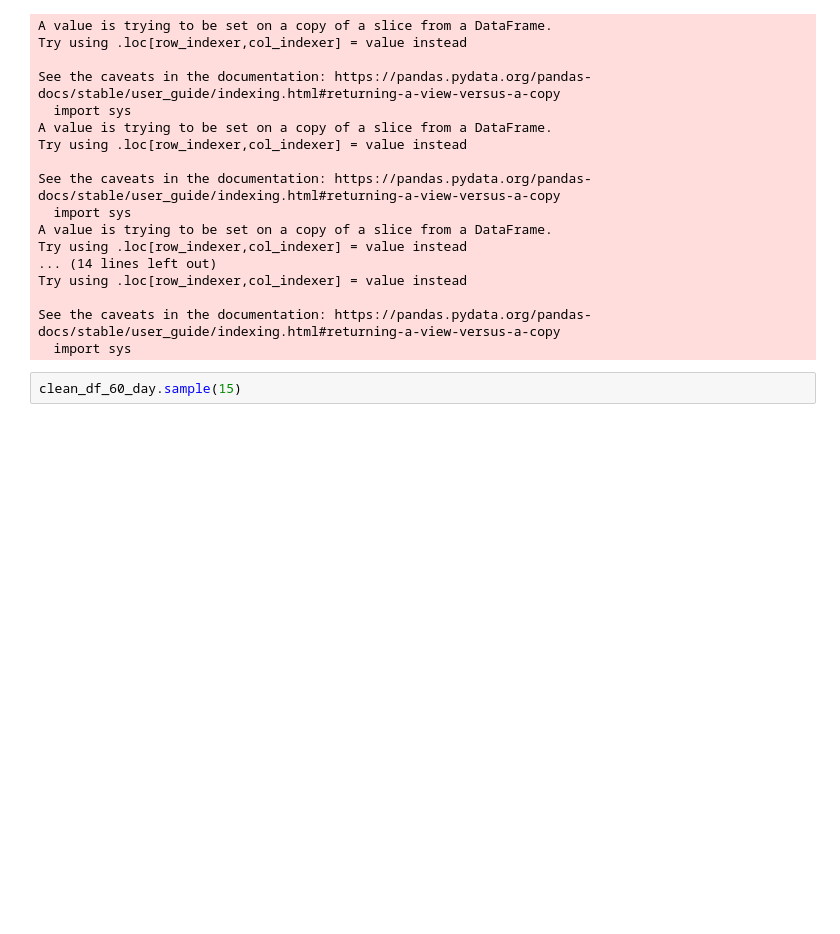
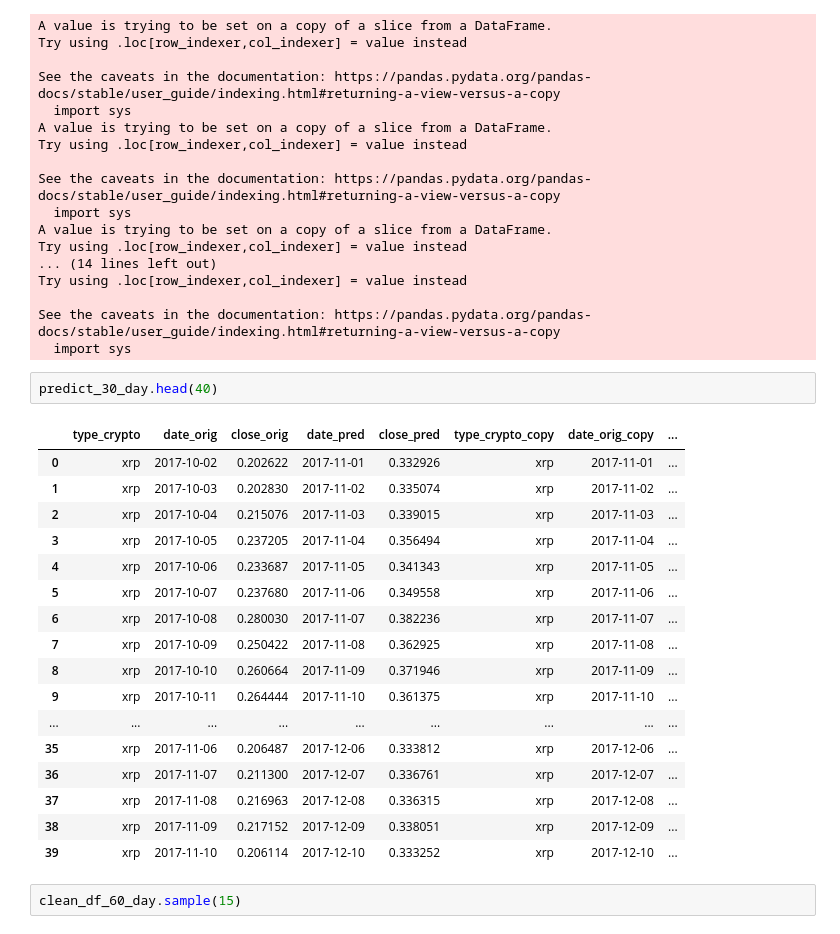
Before and after one commit to chabrian/crypto-predictor-model, a Jupyter notebook: MachineLearning/SupervisedModelCombined.ipynb, the cells around one changed output. Cells and saved outputs as stored; diff of their text form; blank space fills up the shorter version.

```diff
--- a/MachineLearning/SupervisedModelCombined.ipynb
+++ b/MachineLearning/SupervisedModelCombined.ipynb
@@ -183,6 +187,26 @@ Try using .loc[row_indexer,col_indexer] = value instead
 
 See the caveats in the documentation: https://pandas.pydata.org/pandas-docs/stable/user_guide/indexing.html#returning-a-view-versus-a-copy
   import sys
+# %%
+predict_30_day.head(40)
+# %% [output]
+|  | type_crypto | date_orig | close_orig | date_pred | close_pred | type_crypto_copy | date_orig_copy | ... |
+| 0 | xrp | 2017-10-02 | 0.202622 | 2017-11-01 | 0.332926 | xrp | 2017-11-01 | ... |
+| 1 | xrp | 2017-10-03 | 0.202830 | 2017-11-02 | 0.335074 | xrp | 2017-11-02 | ... |
+| 2 | xrp | 2017-10-04 | 0.215076 | 2017-11-03 | 0.339015 | xrp | 2017-11-03 | ... |
+| 3 | xrp | 2017-10-05 | 0.237205 | 2017-11-04 | 0.356494 | xrp | 2017-11-04 | ... |
+| 4 | xrp | 2017-10-06 | 0.233687 | 2017-11-05 | 0.341343 | xrp | 2017-11-05 | ... |
+| 5 | xrp | 2017-10-07 | 0.237680 | 2017-11-06 | 0.349558 | xrp | 2017-11-06 | ... |
+| 6 | xrp | 2017-10-08 | 0.280030 | 2017-11-07 | 0.382236 | xrp | 2017-11-07 | ... |
+| 7 | xrp | 2017-10-09 | 0.250422 | 2017-11-08 | 0.362925 | xrp | 2017-11-08 | ... |
+| 8 | xrp | 2017-10-10 | 0.260664 | 2017-11-09 | 0.371946 | xrp | 2017-11-09 | ... |
+| 9 | xrp | 2017-10-11 | 0.264444 | 2017-11-10 | 0.361375 | xrp | 2017-11-10 | ... |
+| ... | ... | ... | ... | ... | ... | ... | ... | ... |
+| 35 | xrp | 2017-11-06 | 0.206487 | 2017-12-06 | 0.333812 | xrp | 2017-12-06 | ... |
+| 36 | xrp | 2017-11-07 | 0.211300 | 2017-12-07 | 0.336761 | xrp | 2017-12-07 | ... |
+| 37 | xrp | 2017-11-08 | 0.216963 | 2017-12-08 | 0.336315 | xrp | 2017-12-08 | ... |
+| 38 | xrp | 2017-11-09 | 0.217152 | 2017-12-09 | 0.338051 | xrp | 2017-12-09 | ... |
+| 39 | xrp | 2017-11-10 | 0.206114 | 2017-12-10 | 0.333252 | xrp | 2017-12-10 | ... |
 # %%
 clean_df_60_day.sample(15)
 # %% [output]
```
Also changed, not shown: parts of 40 cells of this notebook.
